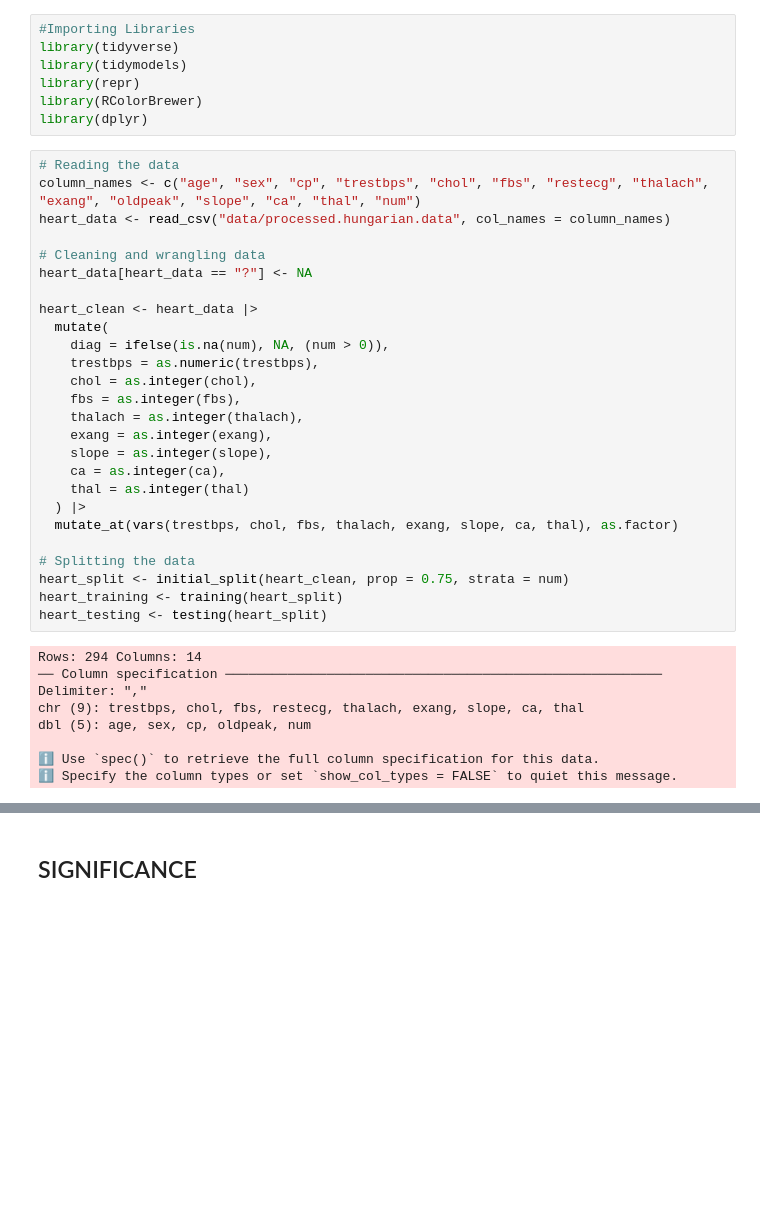
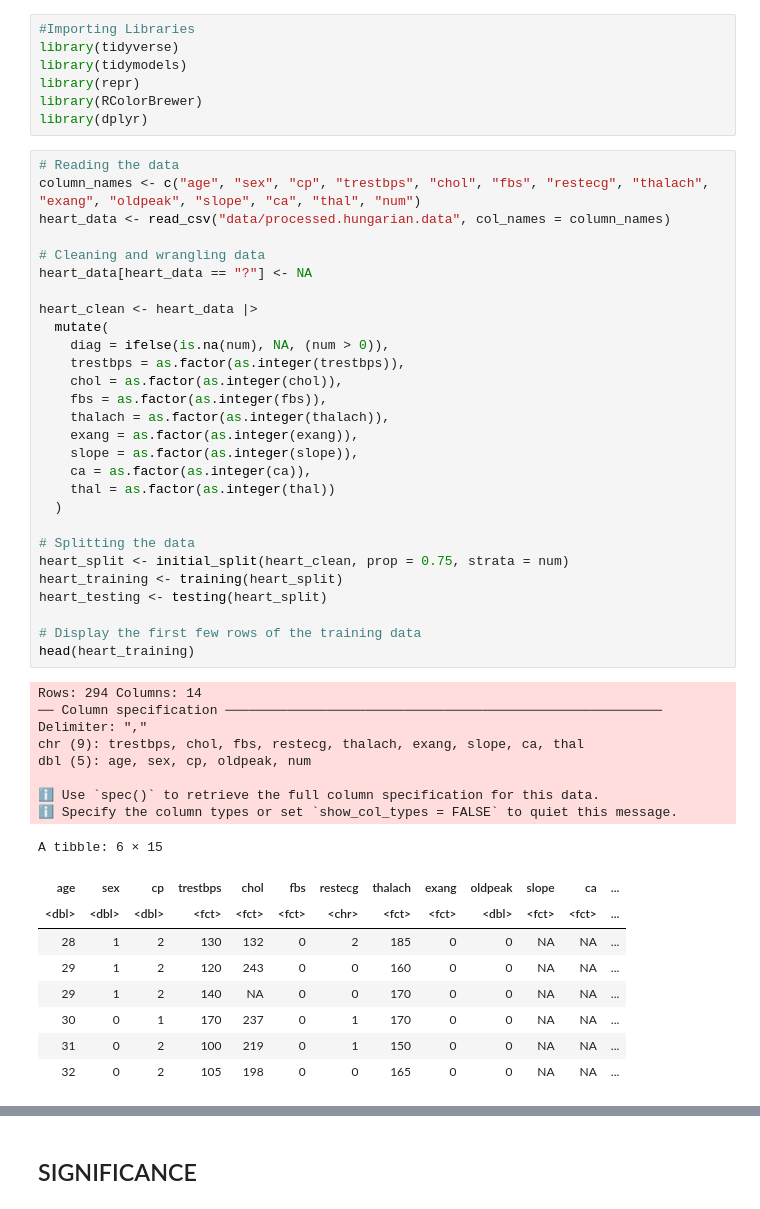
Before and after one commit to Aryan-SeongJae/Data-Science-Project---DSCI-100-HEART-DATABASE-Hungary, a Jupyter notebook: Group Project Proposal.ipynb, the cells around one changed output, grey strips where cells are left out. Drawn from its saved outputs; the diff is of its cells as text; blank space fills up the shorter version.

```diff
--- a/Group Project Proposal.ipynb
+++ b/Group Project Proposal.ipynb
@@ -56,36 +54,47 @@ library(dplyr)
 # %%
 # Reading the data
 column_names <- c("age", "sex", "cp", "trestbps", "chol", "fbs", "restecg", "thalach", "exang", "oldpeak", "slope", "ca", "thal", "num")
 heart_data <- read_csv("data/processed.hungarian.data", col_names = column_names)
 
 # Cleaning and wrangling data
 heart_data[heart_data == "?"] <- NA
 
 heart_clean <- heart_data |>
   mutate(
     diag = ifelse(is.na(num), NA, (num > 0)),
-    trestbps = as.numeric(trestbps),
-    chol = as.integer(chol),
-    fbs = as.integer(fbs),
-    thalach = as.integer(thalach),
-    exang = as.integer(exang),
-    slope = as.integer(slope),
-    ca = as.integer(ca),
-    thal = as.integer(thal)
-  ) |>
-  mutate_at(vars(trestbps, chol, fbs, thalach, exang, slope, ca, thal), as.factor)
+    trestbps = as.factor(as.integer(trestbps)),
+    chol = as.factor(as.integer(chol)),
+    fbs = as.factor(as.integer(fbs)),
+    thalach = as.factor(as.integer(thalach)),
+    exang = as.factor(as.integer(exang)),
+    slope = as.factor(as.integer(slope)),
+    ca = as.factor(as.integer(ca)),
+    thal = as.factor(as.integer(thal))
+  )
 
 # Splitting the data
 heart_split <- initial_split(heart_clean, prop = 0.75, strata = num)
 heart_training <- training(heart_split)
 heart_testing <- testing(heart_split)
+
+# Display the first few rows of the training data
+head(heart_training)
 # %% [output]
 Rows: 294 Columns: 14
 ── Column specification ────────────────────────────────────────────────────────
 Delimiter: ","
 chr (9): trestbps, chol, fbs, restecg, thalach, exang, slope, ca, thal
 dbl (5): age, sex, cp, oldpeak, num
 
 ℹ Use `spec()` to retrieve the full column specification for this data.
 ℹ Specify the column types or set `show_col_types = FALSE` to quiet this message.
+A tibble: 6 × 15
+| age | sex | cp | trestbps | chol | fbs | restecg | thalach | exang | oldpeak | slope | ca | ... |
+| <dbl> | <dbl> | <dbl> | <fct> | <fct> | <fct> | <chr> | <fct> | <fct> | <dbl> | <fct> | <fct> | ... |
+| 28 | 1 | 2 | 130 | 132 | 0 | 2 | 185 | 0 | 0 | NA | NA | ... |
+| 29 | 1 | 2 | 120 | 243 | 0 | 0 | 160 | 0 | 0 | NA | NA | ... |
+| 29 | 1 | 2 | 140 | NA | 0 | 0 | 170 | 0 | 0 | NA | NA | ... |
+| 30 | 0 | 1 | 170 | 237 | 0 | 1 | 170 | 0 | 0 | NA | NA | ... |
+| 31 | 0 | 2 | 100 | 219 | 0 | 1 | 150 | 0 | 0 | NA | NA | ... |
+| 32 | 0 | 2 | 105 | 198 | 0 | 0 | 165 | 0 | 0 | NA | NA | ... |
 # %%
```
Also changed, not shown: parts of 6 cells of this notebook.
